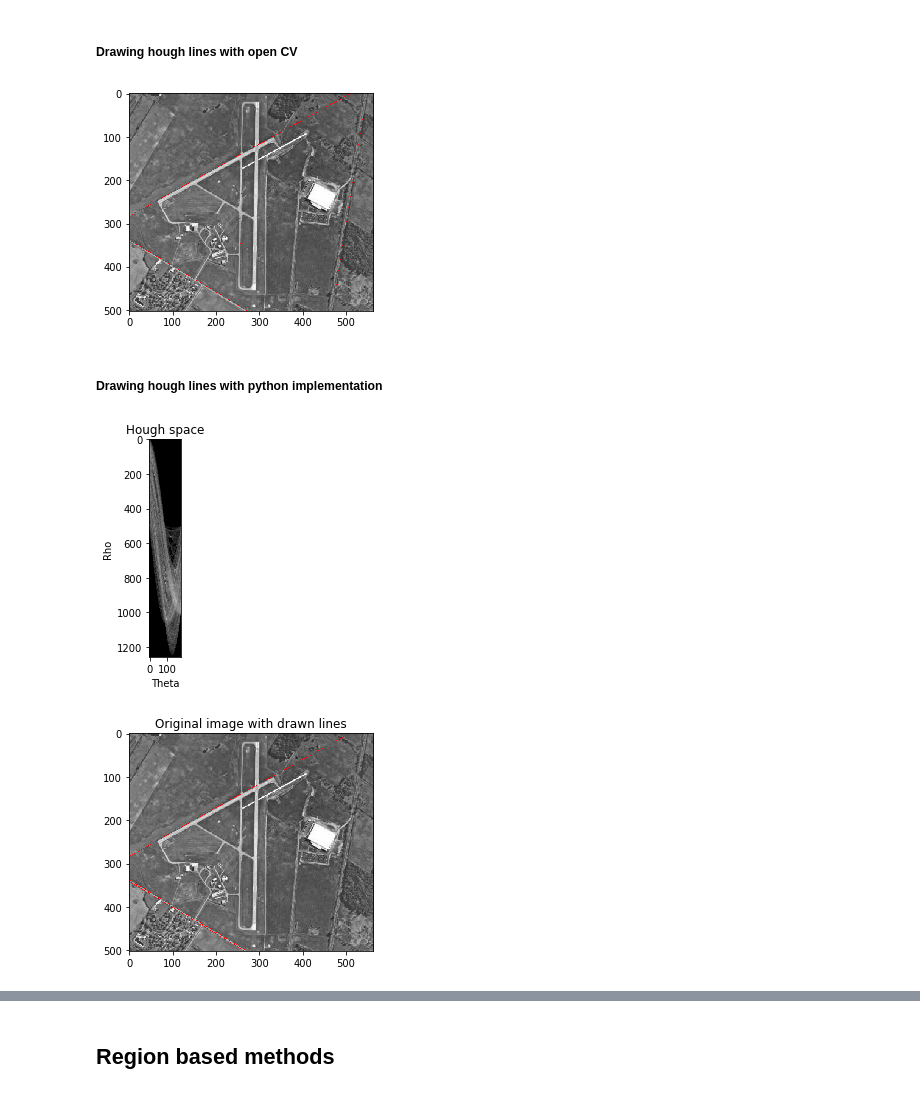
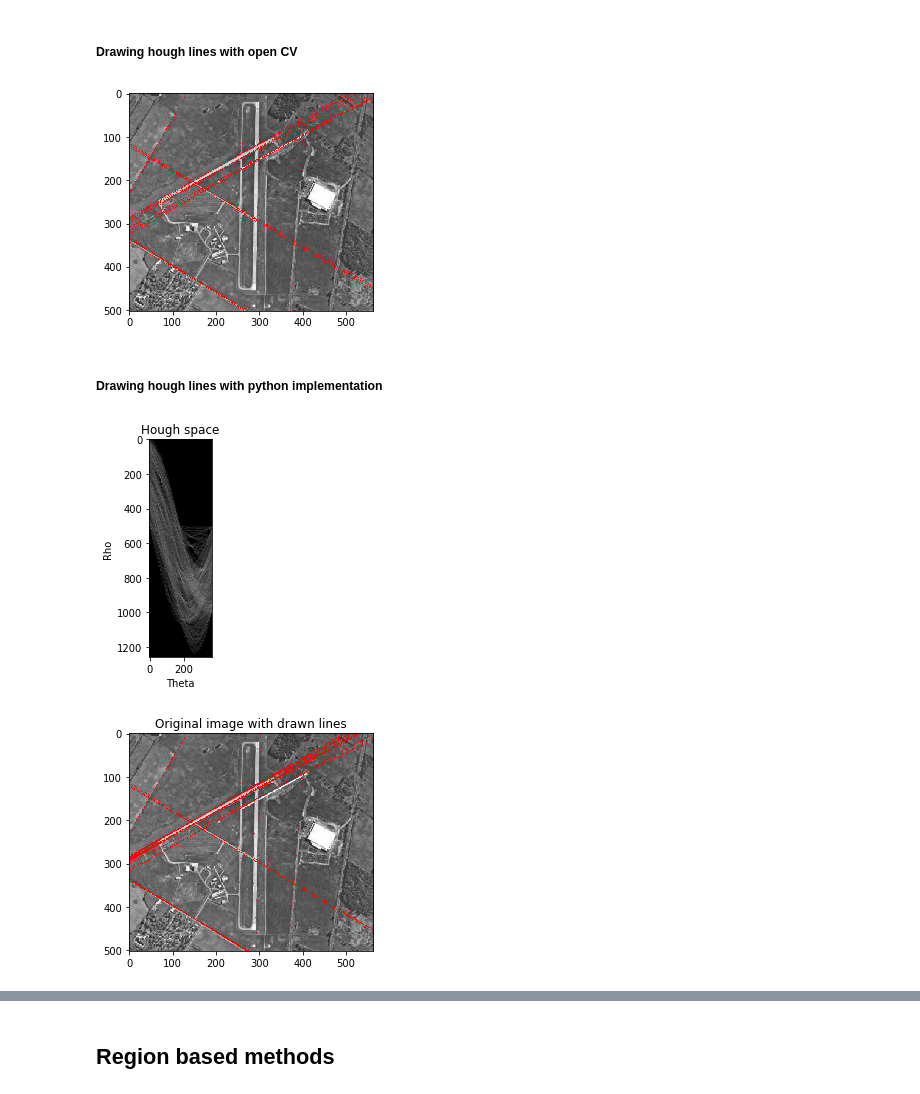
Before and after one commit to ErlingLie/TDT4195-Material, a Jupyter notebook: Segmentation.ipynb, the cells around one changed output, grey strips where cells are left out. Drawn from its saved outputs; the diff is of its cells as text; code cells hidden in the pictures.

```diff
--- a/Segmentation.ipynb
+++ b/Segmentation.ipynb
@@ -65,8 +71,7 @@ Once we have found the x,y values in the hough table that correspond to lines in
 $$ y = \frac{\rho - x \cos{\theta}}{\sin{\theta}}$$
 # %%
 def hough_table_to_rho_theta(x, y, im_shape, steps=256):
-    thetas = np.linspace(-np.pi/2,np.pi/2,steps)
-    theta = thetas[x]
+    theta = x/steps * np.pi - np.pi/2
     rho = y - im_shape[0]
     return rho, theta
 
@@ -79,10 +84,13 @@ def find_lines(hough_table, im_shape, threshold, steps = 256):
             if hough_table[h_y,h_x] >= threshold:
                 #Recover rho and theta from x, y in hough_table
                 rho, theta = hough_table_to_rho_theta(h_x, h_y, im_shape, steps)
-                for line_x in range(im_shape[1]):
-                    line_y = (rho - line_x*np.cos(theta))/np.sin(theta)
-                    if(line_y < im_shape[0] and line_y > 0):
-                        line_image[int(line_y), line_x] += 1
+                if np.sin(theta) == 0:
+                    continue
+                line_x = np.arange(im_shape[1])
+                line_y = (rho - line_x*np.cos(theta))/np.sin(theta)
+                for ly, lx in zip(line_y, line_x):
+                    if(ly < im_shape[0] and ly > 0):
+                        line_image[int(ly), lx] += 1
     return line_image
 # %% [markdown]
 #### Bringing it all together
@@ -150,7 +158,8 @@ We start by generating an edge-image from the original image with Open CV's Cann
 # %%
 image = plt.imread("images/airport.tif")
 
-edges = cv2.Canny(image, threshold1 = 150, threshold2 = 210)
+blurred_image = cv2.medianBlur(image, 7)
+edges = cv2.Canny(blurred_image, threshold1 = 100, threshold2 = 110)
 plt.figure(figsize=(10,20))
 plt.subplot(1,2,1)
 plt.imshow(image, cmap = "gray")
@@ -163,18 +172,15 @@ plt.show()
 ##### Drawing hough lines with open CV
 # %%
 def impose_lines_on_gray_image(gray_image, line_mask):
-    color_image = np.zeros((gray_image.shape[0], gray_image.shape[1],3), dtype = np.uint8)
-    color_image[:,:,0] = gray_image
-    color_image[:,:,1] = gray_image
-    color_image[:,:,2] = gray_image
-
+    color_image = np.array([image for i in range(3)], dtype = np.uint8)
+    color_image = np.ascontiguousarray(color_image.transpose(1,2,0))
 
     color_image[line_mask] = [255,0,0]
     return color_image
 # %%
 #Open CV's implementation returns a list of rho's and theta's
 steps = 180
-threshold = 200
+threshold = 80
 lines = cv2.HoughLines(edges, 1, np.pi/steps, threshold)
 
 # Draw lines on the image
@@ -191,29 +197,29 @@ color_image = impose_lines_on_gray_image(image, line_image)
 plt.imshow(color_image)
 plt.show()
 # %% [output]
-[figure, old version]
+[figure, new version]
 # %% [markdown]
 ##### Drawing hough lines with python implementation
 # %%
 steps = 180
-threshold = 200
+threshold = 100
 hough_table = generate_hough_table(edges, steps)
 
 plt.figure()
 # Gamma transform hough-image for better visibility
 plt.imshow((hough_table/np.max(hough_table))**0.5, cmap = "gray")
 plt.title("Hough space")
 plt.xlabel("Theta")
 plt.ylabel("Rho")
 plt.show()
 
 line_image = find_lines(hough_table, image.shape, threshold, steps).astype(bool)
 color_image = impose_lines_on_gray_image(image, line_image)
 
 plt.figure()
 plt.imshow(color_image, cmap = "gray")
 plt.title("Original image with drawn lines")
 plt.show()
 # %% [output]
-[figure, old version]
+[figure, new version]
-[figure, old version]
+[figure, new version]
```
Also changed, not shown: parts of 10 cells of this notebook, 1 other file.
